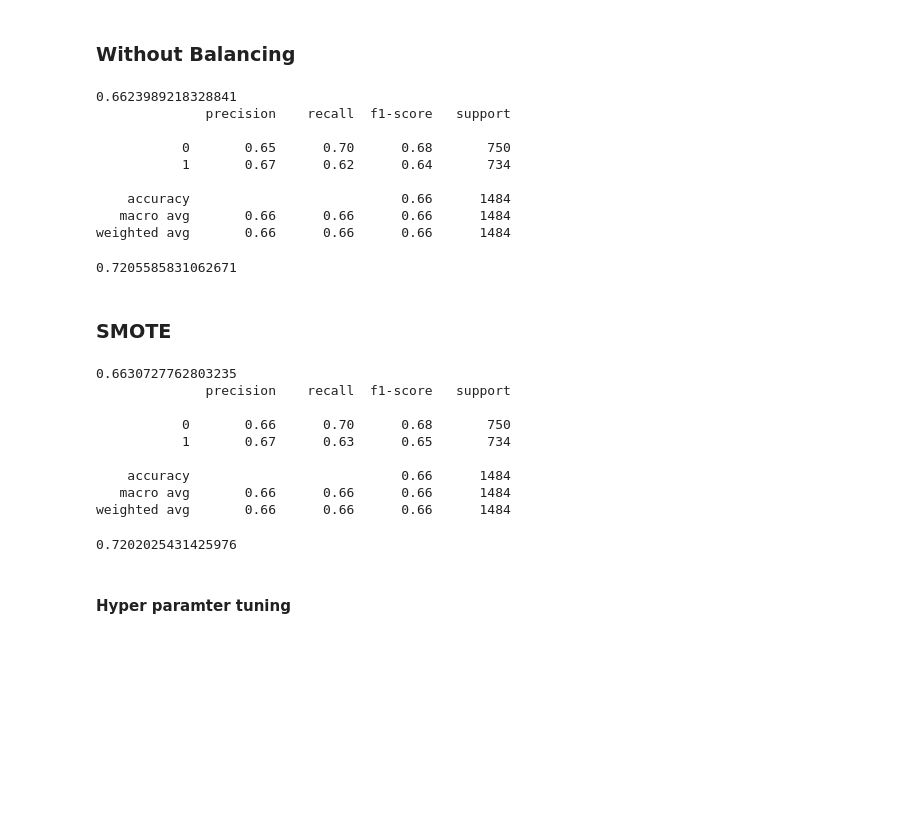
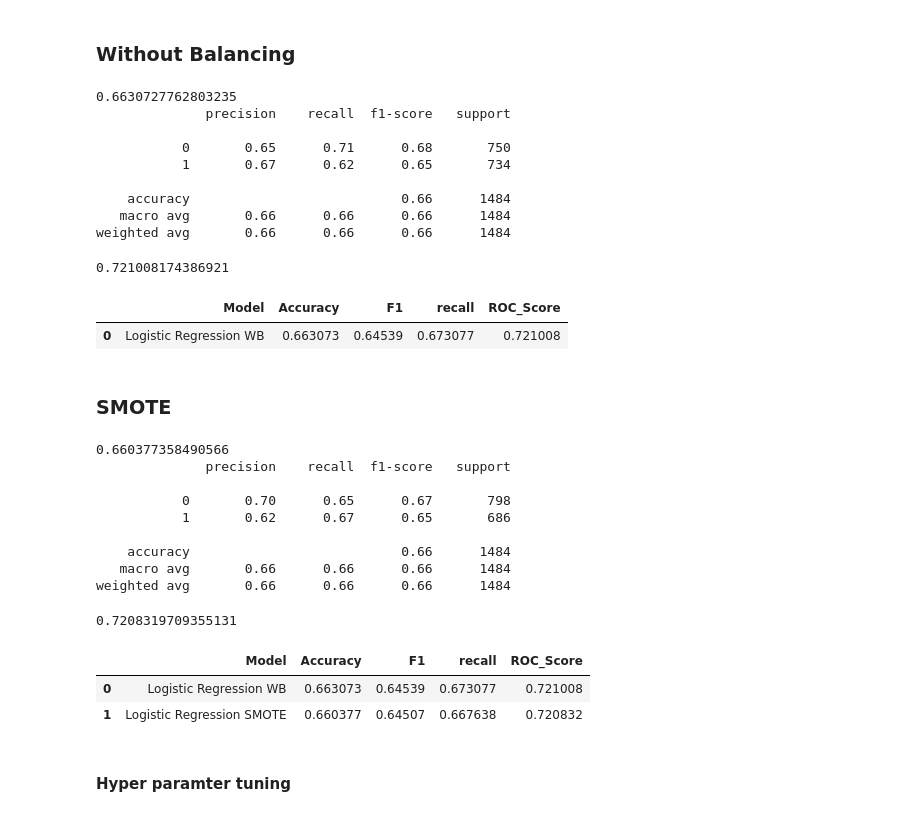
Before and after one commit to sahiljahagirdar/Product_Sales, a Jupyter notebook: Lead_Predict.ipynb, the cells around one changed output. Saved outputs shown, nothing was run; the diff lists cells and outputs as text; code cells hidden in the pictures; blank space fills up the shorter version.

```diff
--- a/Lead_Predict.ipynb
+++ b/Lead_Predict.ipynb
@@ -643,15 +654,19 @@ LR = LogisticRegression()
 LR.fit(x_train0,y_train0)
 y_pred_lr = LR.predict(x_test0)
 # %%
-from sklearn.metrics import classification_report,accuracy_score
+from sklearn.metrics import classification_report,accuracy_score,f1_score,recall_score
+f1 = f1_score(y_pred_lr,y_test0)
+recall = recall_score(y_pred_lr,y_test0)
+accuracy = accuracy_score(y_test0,y_pred_lr)
+
 print(accuracy_score(y_test0,y_pred_lr))
 print(classification_report(y_test0,y_pred_lr))
 # %% [output]
-0.6623989218328841
+0.6630727762803235
               precision    recall  f1-score   support
 
-           0       0.65      0.70      0.68       750
-           1       0.67      0.62      0.64       734
+           0       0.65      0.71      0.68       750
+           1       0.67      0.62      0.65       734
 
     accuracy                           0.66      1484
    macro avg       0.66      0.66      0.66      1484
@@ -660,9 +675,17 @@ weighted avg       0.66      0.66      0.66      1484
 from sklearn.metrics import roc_auc_score
 
 y_prob = LR.predict_proba(x_test0)[:, 1]
-roc_auc_score(y_test0, y_prob)
+roc = roc_auc_score(y_test0, y_prob)
+print(roc)
 # %% [output]
-0.7205585831062671
+0.721008174386921
+# %%
+Logistic_Regression = pd.DataFrame(columns=["Model", "Accuracy","F1","recall","ROC_Score"])
+Logistic_Regression.loc[len(Logistic_Regression)] = ['Logistic Regression WB',accuracy,f1,recall,roc]
+Logistic_Regression
+# %% [output]
+|  | Model | Accuracy | F1 | recall | ROC_Score |
+| 0 | Logistic Regression WB | 0.663073 | 0.64539 | 0.673077 | 0.721008 |
 # %% [markdown]
 ### SMOTE
 # %%
@@ -672,14 +695,18 @@ LR_SM.fit(x_train0_sm,y_train0_sm)
 y_pred_lr_sm = LR_SM.predict(x_test0)
 # %%
 from sklearn.metrics import classification_report,accuracy_score
-print(accuracy_score(y_test0,y_pred_lr_sm))
-print(classification_report(y_test0,y_pred_lr_sm))
+f1 = f1_score(y_pred_lr_sm,y_test0)
+recall = recall_score(y_pred_lr_sm,y_test0)
+accuracy = accuracy_score(y_pred_lr_sm,y_test0)
+
+print(accuracy_score(y_pred_lr_sm,y_test0))
+print(classification_report(y_pred_lr_sm,y_test0))
 # %% [output]
-0.6630727762803235
+0.660377358490566
               precision    recall  f1-score   support
 
-           0       0.66      0.70      0.68       750
-           1       0.67      0.63      0.65       734
+           0       0.70      0.65      0.67       798
+           1       0.62      0.67      0.65       686
 
     accuracy                           0.66      1484
    macro avg       0.66      0.66      0.66      1484
@@ -688,9 +715,17 @@ weighted avg       0.66      0.66      0.66      1484
 from sklearn.metrics import roc_auc_score
 
 y_prob = LR_SM.predict_proba(x_test0)[:, 1]
-roc_auc_score(y_test0, y_prob)
+roc = roc_auc_score(y_test0, y_prob)
+print(roc)
 # %% [output]
-0.7202025431425976
+0.7208319709355131
+# %%
+Logistic_Regression.loc[len(Logistic_Regression)] = ['Logistic Regression SMOTE',accuracy,f1,recall,roc]
+Logistic_Regression
+# %% [output]
+|  | Model | Accuracy | F1 | recall | ROC_Score |
+| 0 | Logistic Regression WB | 0.663073 | 0.64539 | 0.673077 | 0.721008 |
+| 1 | Logistic Regression SMOTE | 0.660377 | 0.64507 | 0.667638 | 0.720832 |
 # %% [markdown]
 #### Hyper paramter tuning
 # %%
```
Also changed, not shown: parts of 23 cells of this notebook.
